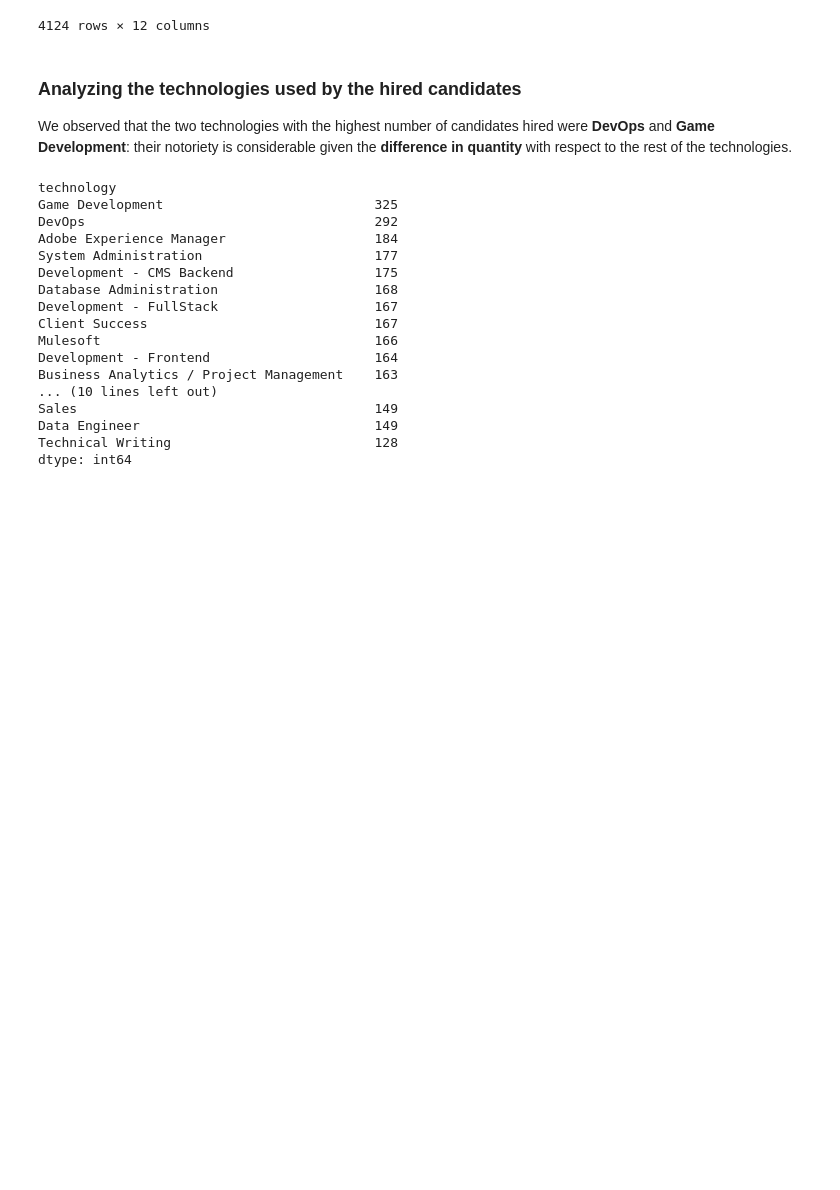
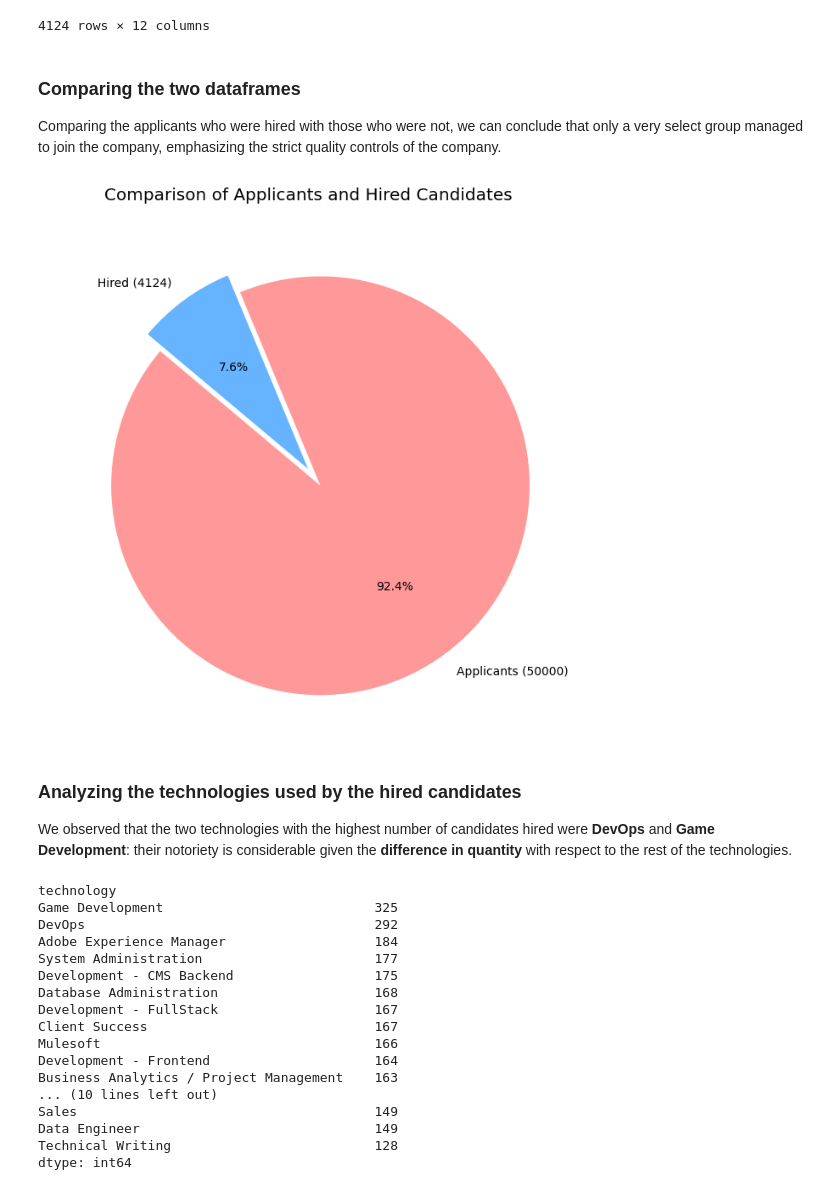
Before and after one commit to mitgar14/etl-workshop-1, a Jupyter notebook: notebooks/002_candidatesEDA.ipynb, the cells around one changed output. Saved outputs shown, nothing was run; the diff lists cells and outputs as text; code cells hidden in the pictures; blank space fills up the shorter version.

```diff
--- a/notebooks/002_candidatesEDA.ipynb
+++ b/notebooks/002_candidatesEDA.ipynb
@@ -295,6 +295,31 @@ df_hired
 | 49989 | Bryana | Pagac | dante8@yahoo.com | 2018-01-16 | Nigeria | 18 | Intern | QA Manual | ... |
 | 49990 | Abigale | Weimann | will36@yahoo.com | 2018-06-16 | Belgium | 16 | Mid-Level | Development - Frontend | ... |
 4124 rows × 12 columns
+# %% [markdown]
+### **Comparing the two dataframes**
+
+Comparing the applicants who were hired with those who were not, we can conclude that only a very select group managed to join the company, emphasizing the strict quality controls of the company.
+# %%
+total_applicants = len(df)
+total_hired = len(df_hired)
+
+labels = [f'Applicants ({total_applicants})', f'Hired ({total_hired})']
+sizes = [total_applicants, total_hired]
+colors = ['#ff9999','#66b3ff']
+explode = (0.1, 0)
+
+plt.figure(figsize=(8, 8))
+plt.pie(sizes,
+        explode=explode,
+        labels=labels,
+        colors=colors,
+        autopct='%1.1f%%',
+        startangle=140)
+plt.title('Comparison of Applicants and Hired Candidates')
+
+plt.show()
+# %% [output]
+[figure, added]
 # %% [markdown]
 ### **Analyzing the technologies used by the hired candidates**
 
```
Also changed, not shown: parts of 2 cells of this notebook, 1 other file.
